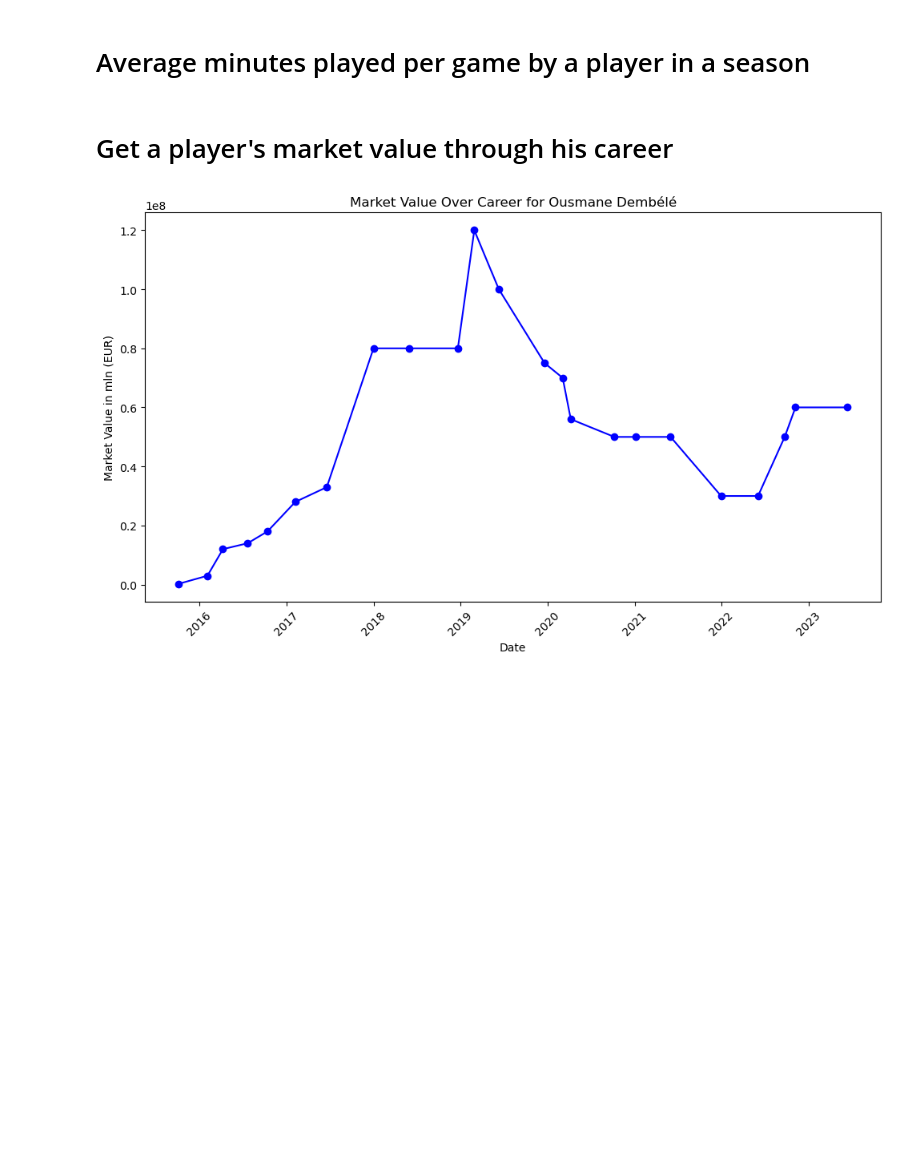
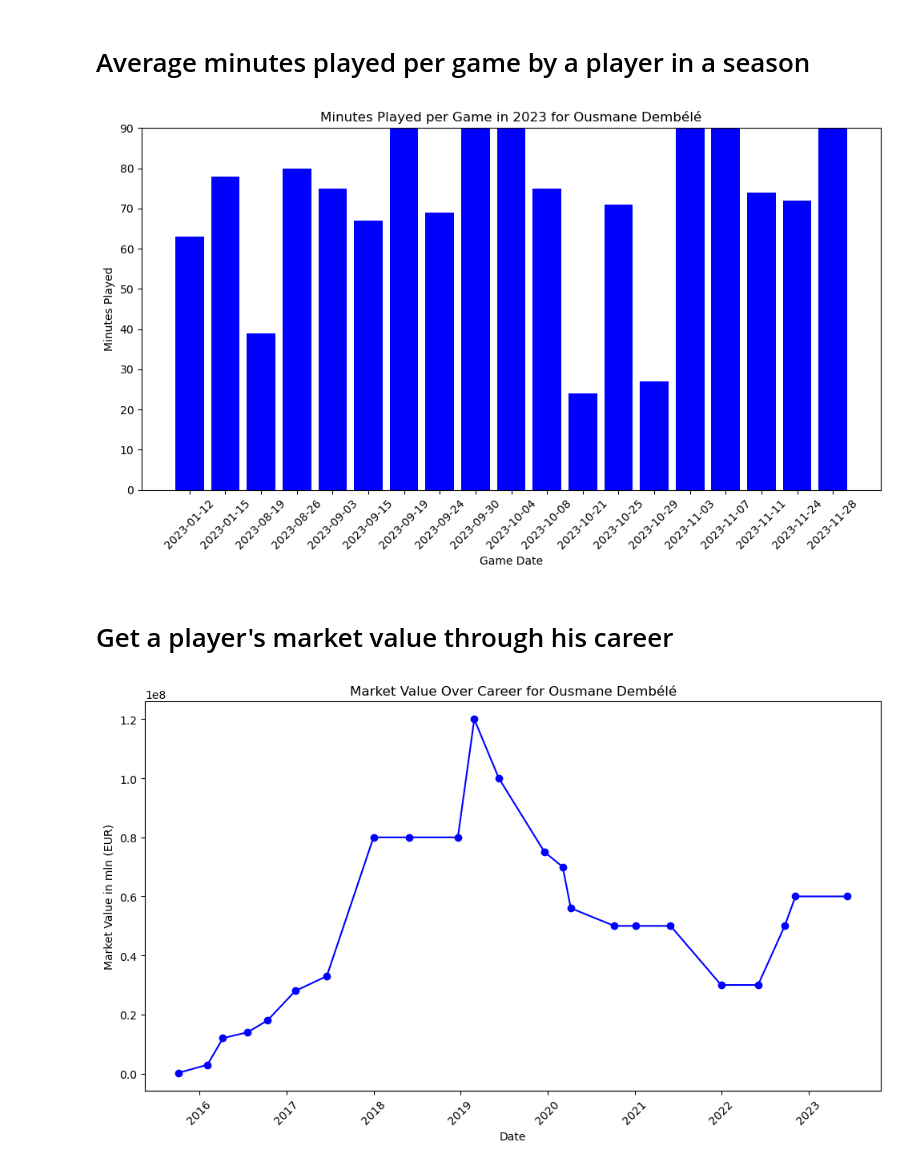
Before and after one commit to marv150302/Football-Stats-Project, a Jupyter notebook: solution/jupyter_data_analysis/data_analysis.ipynb, the cells around one changed output. Saved outputs shown, nothing was run; the diff lists cells and outputs as text; code cells hidden in the pictures; blank space fills up the shorter version.

```diff
--- a/solution/jupyter_data_analysis/data_analysis.ipynb
+++ b/solution/jupyter_data_analysis/data_analysis.ipynb
@@ -147,48 +264,74 @@ def plot_minutes_played_by_season(player_id, season_start, season_end):
 # Average minutes played per game by a player in a season
 # %%
 def plot_minutes_played_per_game(player_id, season):
-    # Query to get minutes played per game in the specified season
-    query = f"""
-    SELECT g.date, a.minutes_played
-    FROM Appearances a
-    JOIN Games g ON a.game_id = g.game_id
-    WHERE a.player_id = {player_id} AND g.season = '{season}'
-    ORDER BY g.date;
-    """
+    # Query MongoDB for appearances and games data
+    appearances_collection = mongo_db['appearances']
+    games_collection = mongo_db['games']
 
-    df = pd.read_sql_query(query, engine)
+    # Convert season to integer if it's not already
+    season = int(season)
 
-    # Query to get the player's full name
+    # Aggregate the required data from MongoDB
+    pipeline = [
+        {'$match': {'player_id': player_id}},
+        {
+            '$lookup': {
+                'from': 'games',
+                'localField': 'game_id',
+                'foreignField': 'game_id',
+                'as': 'game_info'
+            }
+        },
+        {'$unwind': '$game_info'},
+        {
+            '$match': {
+                'game_info.season': season
+            }
+        },
+        {
+            '$project': {
+                'date': '$game_info.date',
+                'minutes_played': 1
+            }
+        },
+        {'$sort': {'date': 1}}
+    ]
+
+    mongo_df = pd.DataFrame(list(appearances_collection.aggregate(pipeline)))
+
+    # Convert the date to datetime and then to string for proper display
+    mongo_df['date'] = pd.to_datetime(mongo_df['date'])
+    mongo_df['date_str'] = mongo_df['date'].dt.strftime('%Y-%m-%d')
+
+    # Query PostgreSQL for player name
     name_query = f"""
     SELECT name
     FROM Players
     WHERE player_id = {player_id};
     """
-
-    # Execute the query and get the player's full name
-    name_df = pd.read_sql_query(name_query, engine)
+    name_df = pd.read_sql_query(name_query, pg_engine)
     player_name = name_df['name'].iloc[0]
 
     # Create the bar chart
     fig, ax = plt.subplots(figsize=(10, 6))
-
-    df['date'] = pd.to_datetime(df['date'])  # I'm converting it to make sure the date is in datetime format
-    df['date_str'] = df['date'].dt.strftime('%Y-%m-%d')  # converting it to string so it doesn't give me issues with displaying it on the axis
-    x = df['date_str']
-    minutes = df['minutes_played']
+    x = mongo_df['date_str']
+    minutes = mongo_df['minutes_played']
 
     ax.bar(x, minutes, color='b')
 
     ax.set_xlabel('Game Date')
     ax.set_ylabel('Minutes Played')
     ax.set_title(f'Minutes Played per Game in {season} for {player_name}')
     ax.set_ylim(0, 90)
 
     plt.xticks(rotation=45)
     plt.tight_layout()
     plt.show()
 
-#plot_minutes_played_per_game(player_id=288230, season='2023')
+# Function call test
+plot_minutes_played_per_game(player_id=288230, season=2023)
+# %% [output]
+[figure, added]
 # %% [markdown]
 # Get a player's market value through his career
 # %%
```
Also changed, not shown: parts of 35 cells of this notebook, 1 other file.
